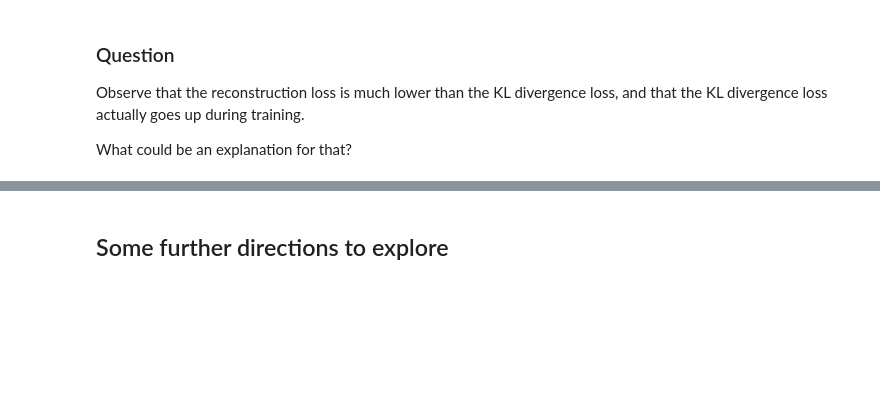
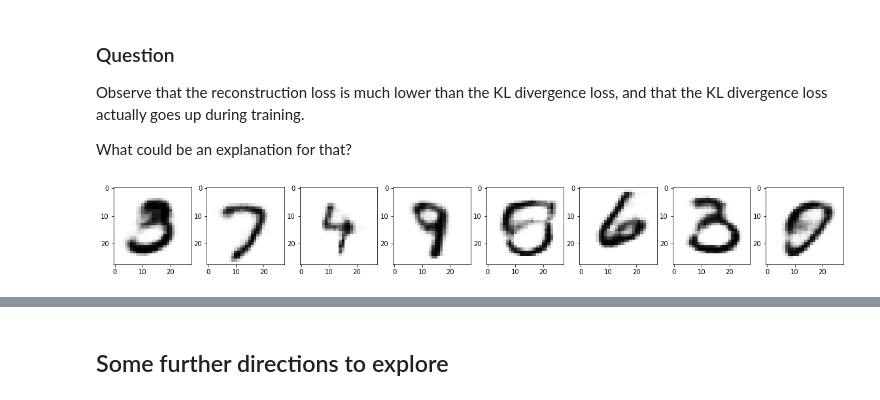
Before and after one commit to janjitse/htcai-deeplearning, a Jupyter notebook: deep-learning.ipynb, the cells around one changed output, grey strips where cells are left out. Drawn from its saved outputs; the diff is of its cells as text; code cells hidden in the pictures; blank space fills up the shorter version.

```diff
--- a/deep-learning.ipynb
+++ b/deep-learning.ipynb
@@ -500,4 +515,9 @@ Observe that the reconstruction loss is much lower than the KL divergence loss,
 What could be an explanation for that?
 # %%
 # Take a sample of the VAE latent sample space and create some images from them
-sample = vae.decode(torch.randn(8,16,device=device)*2).detach().cpu().numpy()
+sample = vae.decode(torch.randn(8,9,device=device)*1).detach().cpu().numpy()
+_, axes = plt.subplots(nrows=1, ncols=8, figsize=(20, 6))
+for i in range(8):
+    axes[i].imshow(sample[i].reshape(28,28),cmap=plt.cm.gray_r, interpolation="nearest")
+# %% [output]
+[figure, added]
```
Also changed, not shown: parts of 10 cells of this notebook.
